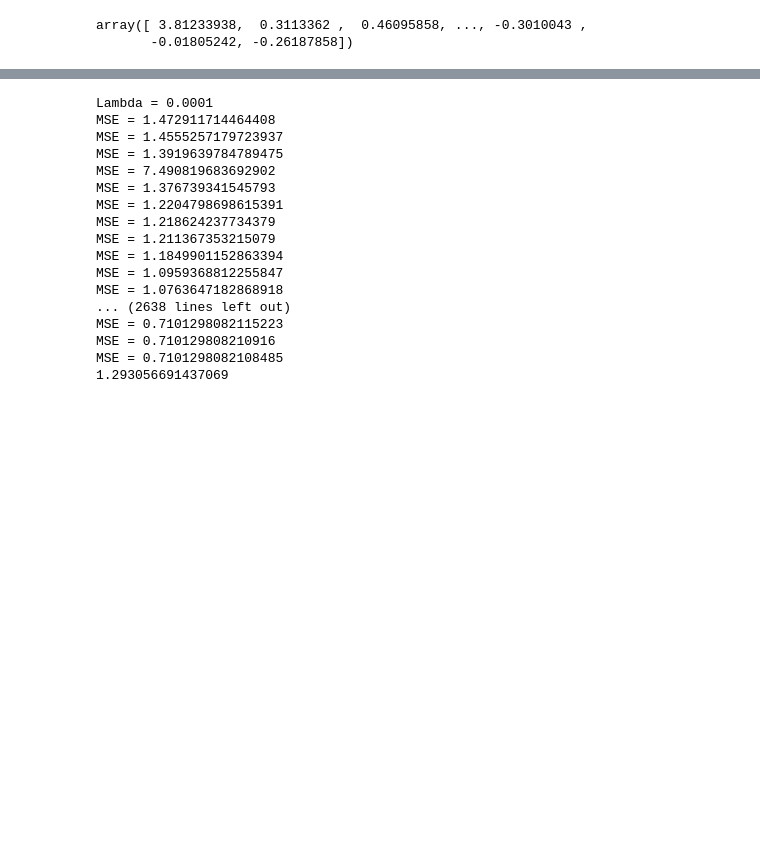
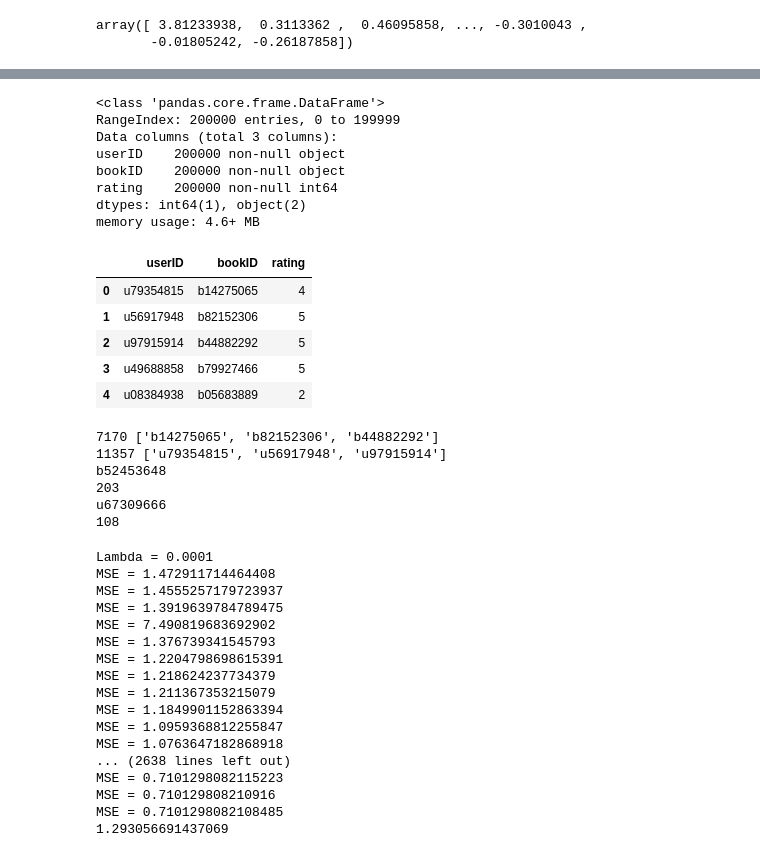
Before and after one commit to LUKELIEM/recommender, a Jupyter notebook: Assignment1-Rating-NoGammas.ipynb, the cells around one changed output, grey strips where cells are left out. Drawn from its saved outputs; the diff is of its cells as text; code cells hidden in the pictures; blank space fills up the shorter version.

```diff
--- a/Assignment1-Rating-NoGammas.ipynb
+++ b/Assignment1-Rating-NoGammas.ipynb
@@ -402,3 +412,41 @@ def derivative(theta, labels, lamb):
+# %%
+data = pd.read_csv("../datasets/cse258/assignment1/train_Interactions.csv")
+data.info()
+data.head()
+# %% [output]
+<class 'pandas.core.frame.DataFrame'>
+RangeIndex: 200000 entries, 0 to 199999
+Data columns (total 3 columns):
+userID    200000 non-null object
+bookID    200000 non-null object
+rating    200000 non-null int64
+dtypes: int64(1), object(2)
+memory usage: 4.6+ MB
+|  | userID | bookID | rating |
+| 0 | u79354815 | b14275065 | 4 |
+| 1 | u56917948 | b82152306 | 5 |
+| 2 | u97915914 | b44882292 | 5 |
+| 3 | u49688858 | b79927466 | 5 |
+| 4 | u08384938 | b05683889 | 2 |
+# %%
+book_ids = list(data['bookID'].unique())
+user_ids = list(data['userID'].unique())
+
+print(len(book_ids), book_ids[:3])
+print(len(user_ids), user_ids[:3])
+
+print(book_ids[203])
+print(lookup_index(book_ids,'b52453648'))
+
+print(user_ids[108])
+print(lookup_index(user_ids,'u67309666'))
+# %% [output]
+7170 ['b14275065', 'b82152306', 'b44882292']
+11357 ['u79354815', 'u56917948', 'u97915914']
+b52453648
+203
+u67309666
+108
 # %%
 lamb_values = [1e-4, 8e-5, 6e-5, 5e-5, 4e-5, 3e-5, 2e-5, 1e-5]
 MSE_valid =[]
```
Also changed, not shown: parts of 19 cells of this notebook.
